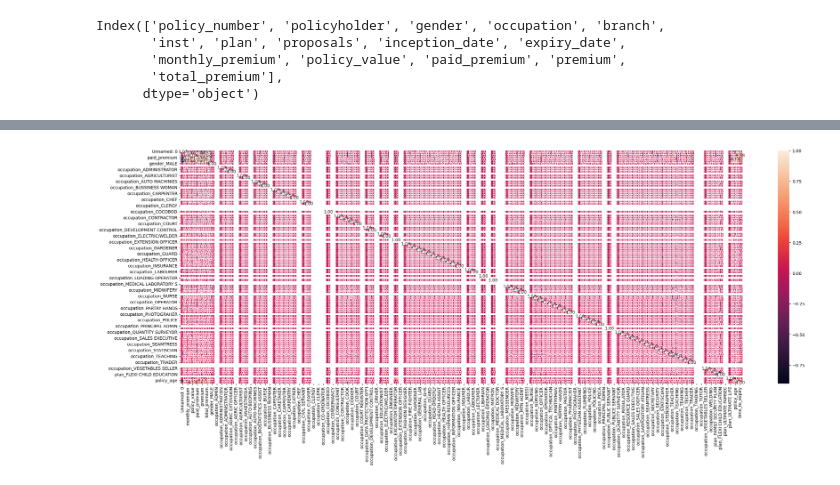
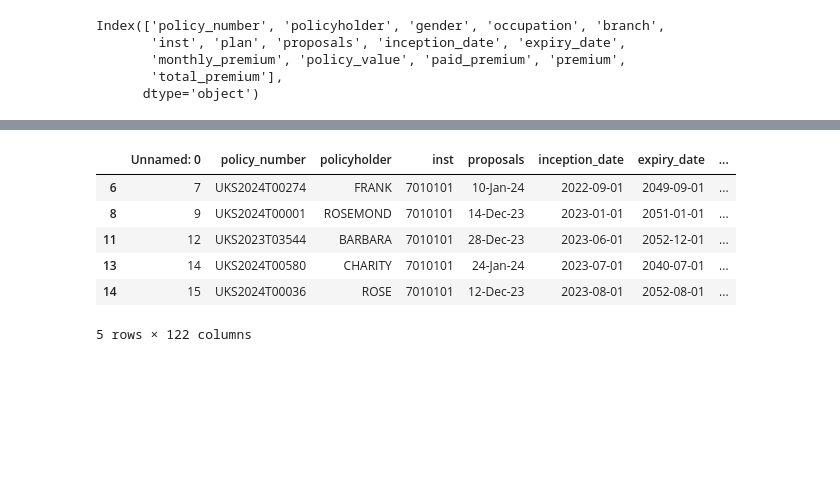
Before and after one commit to jnopareboateng/ml-library, a Jupyter notebook: Insurance/main.ipynb, the cells around one changed output, grey strips where cells are left out. Drawn from its saved outputs; the diff is of its cells as text; code cells hidden in the pictures; blank space fills up the shorter version.

```diff
--- a/Insurance/main.ipynb
+++ b/Insurance/main.ipynb
@@ -185,15 +236,23 @@ def remove_outliers(df, columns):
     return df
 
 df = remove_outliers(df, num_cols)
+# %%
+df.head()
+# %% [output]
+|  | Unnamed: 0 | policy_number | policyholder | inst | proposals | inception_date | expiry_date | ... |
+| 6 | 7 | UKS2024T00274 | FRANK | 7010101 | 10-Jan-24 | 2022-09-01 | 2049-09-01 | ... |
+| 8 | 9 | UKS2024T00001 | ROSEMOND | 7010101 | 14-Dec-23 | 2023-01-01 | 2051-01-01 | ... |
+| 11 | 12 | UKS2023T03544 | BARBARA | 7010101 | 28-Dec-23 | 2023-06-01 | 2052-12-01 | ... |
+| 13 | 14 | UKS2024T00580 | CHARITY | 7010101 | 24-Jan-24 | 2023-07-01 | 2040-07-01 | ... |
+| 14 | 15 | UKS2024T00036 | ROSE | 7010101 | 12-Dec-23 | 2023-08-01 | 2052-08-01 | ... |
+5 rows × 122 columns
 # %%
-# Feature Selection
-# Calculate correlation matrix
-corr_matrix = df.corr()
-plt.figure(figsize=(30, 10))
-sns.heatmap(corr_matrix, annot=True, fmt='.2f')
-plt.show()
+# # Feature Selection
+# # Calculate correlation matrix
+# corr_matrix = df.corr()
+# plt.figure(figsize=(30, 10))
+# sns.heatmap(corr_matrix, annot=True, fmt='.2f')
+# plt.show()
-# %% [output]
-[figure, removed]
 # %%
 # Select features based on correlation with the target variable
 correlation_threshold = 0.1
```
Also changed, not shown: parts of 9 cells of this notebook, 25 other files.
